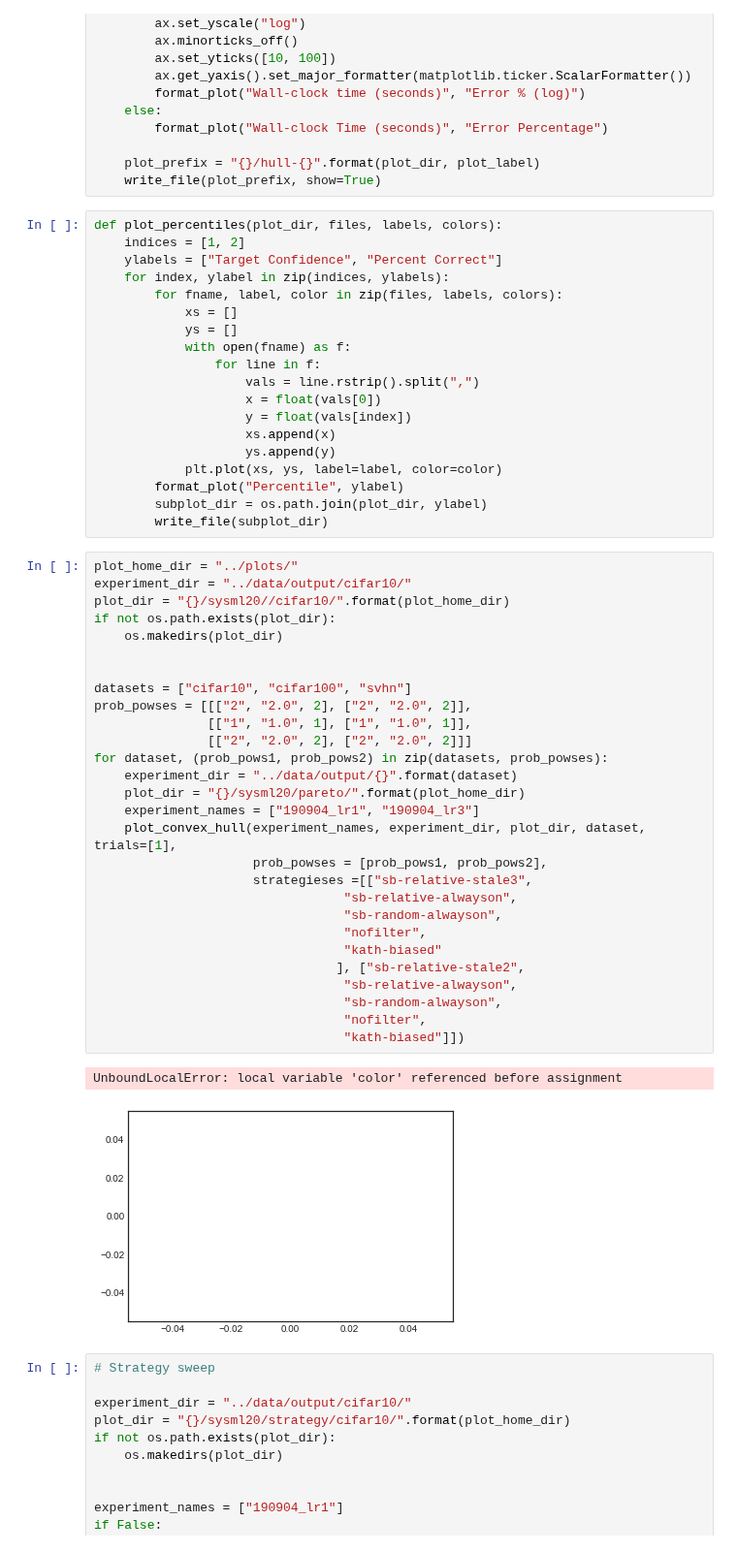
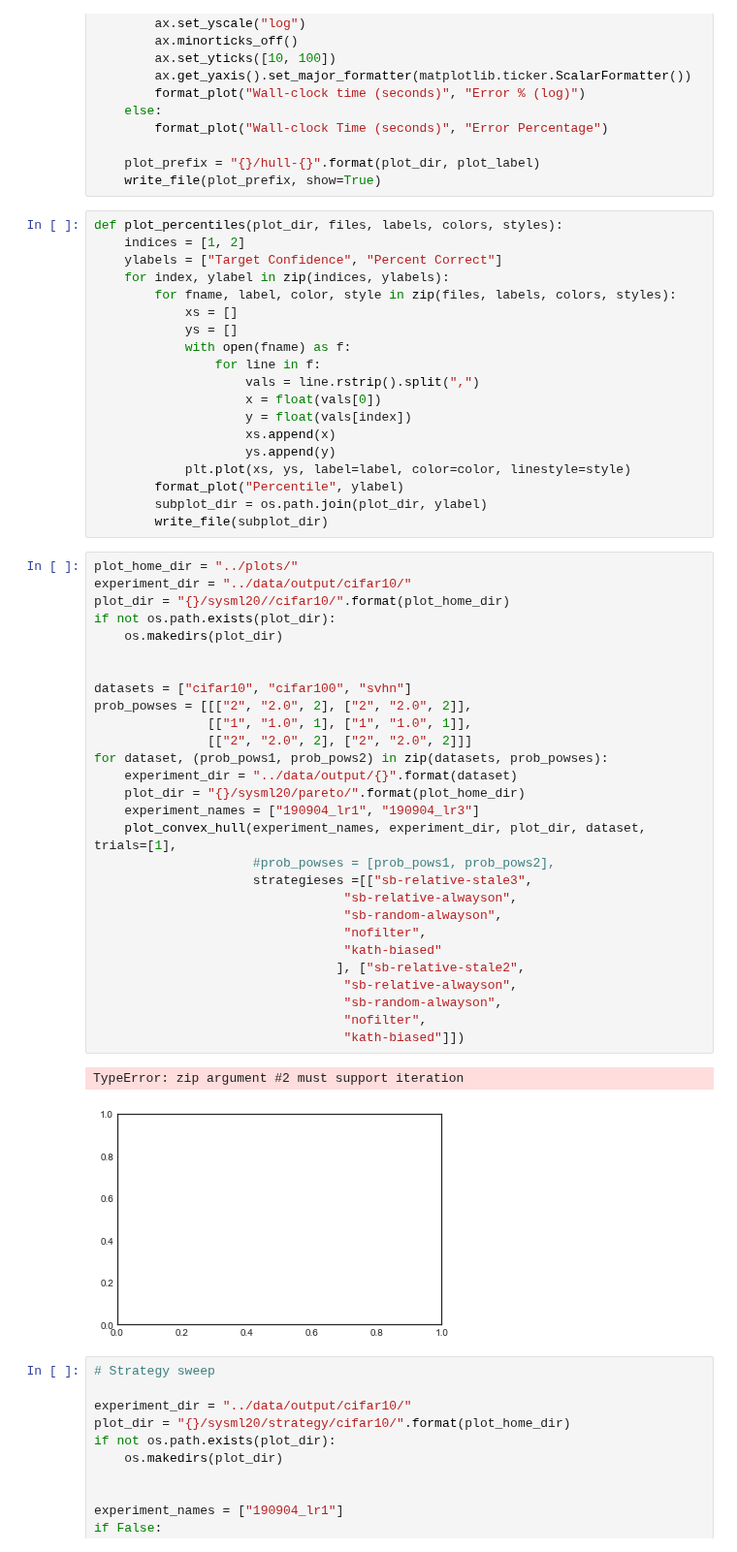
Before and after one commit to angelajiang/bias-in-datasets, a Jupyter notebook: active_learning/ipython/SysML20.ipynb, the cells around one changed output. Shown at 97% size. Cells and saved outputs as stored; diff of their text form.

Commit message:
updated data and plotting for sysml

```diff
--- a/active_learning/ipython/SysML20.ipynb
+++ b/active_learning/ipython/SysML20.ipynb
@@ -589,11 +589,11 @@ def plot_convex_hull(experiment_names,
     plot_prefix = "{}/hull-{}".format(plot_dir, plot_label)
     write_file(plot_prefix, show=True)
 # %%
-def plot_percentiles(plot_dir, files, labels, colors):
+def plot_percentiles(plot_dir, files, labels, colors, styles):
     indices = [1, 2]
     ylabels = ["Target Confidence", "Percent Correct"]
     for index, ylabel in zip(indices, ylabels):
-        for fname, label, color in zip(files, labels, colors):
+        for fname, label, color, style in zip(files, labels, colors, styles):
             xs = []
             ys = []
             with open(fname) as f:
@@ -603,41 +603,41 @@ def plot_percentiles(plot_dir, files, labels, colors):
                     y = float(vals[index])
                     xs.append(x)
                     ys.append(y)
-            plt.plot(xs, ys, label=label, color=color)
+            plt.plot(xs, ys, label=label, color=color, linestyle=style)
         format_plot("Percentile", ylabel)
         subplot_dir = os.path.join(plot_dir, ylabel)
         write_file(subplot_dir)
 # %%
 plot_home_dir = "../plots/"
 experiment_dir = "../data/output/cifar10/"
 plot_dir = "{}/sysml20//cifar10/".format(plot_home_dir)
 if not os.path.exists(plot_dir):
     os.makedirs(plot_dir)
 
 
 datasets = ["cifar10", "cifar100", "svhn"]
 prob_powses = [[["2", "2.0", 2], ["2", "2.0", 2]],
                [["1", "1.0", 1], ["1", "1.0", 1]],
                [["2", "2.0", 2], ["2", "2.0", 2]]]
 for dataset, (prob_pows1, prob_pows2) in zip(datasets, prob_powses):
     experiment_dir = "../data/output/{}".format(dataset)
     plot_dir = "{}/sysml20/pareto/".format(plot_home_dir)
     experiment_names = ["190904_lr1", "190904_lr3"]
     plot_convex_hull(experiment_names, experiment_dir, plot_dir, dataset, trials=[1],
-                     prob_powses = [prob_pows1, prob_pows2],
+                     #prob_powses = [prob_pows1, prob_pows2],
                      strategieses =[["sb-relative-stale3",
                                  "sb-relative-alwayson",
                                  "sb-random-alwayson",
                                  "nofilter",
                                  "kath-biased"
                                 ], ["sb-relative-stale2",
                                  "sb-relative-alwayson",
                                  "sb-random-alwayson",
                                  "nofilter",
                                  "kath-biased"]])
 # %% [output]
-UnboundLocalError: local variable 'color' referenced before assignment
+TypeError: zip argument #2 must support iteration
-[figure, old version]
+[figure, new version]
 # %%
 # Strategy sweep
 
```
Also changed, not shown: parts of 3 cells of this notebook.
